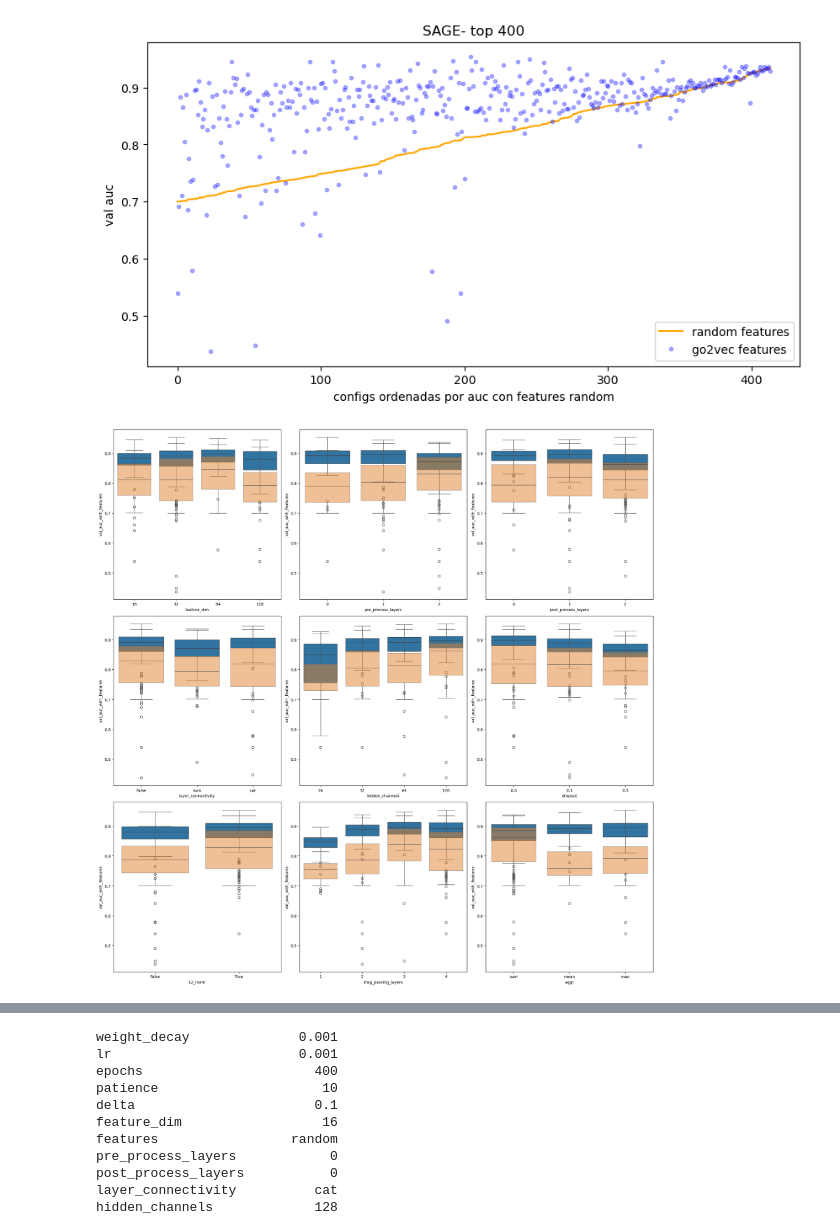
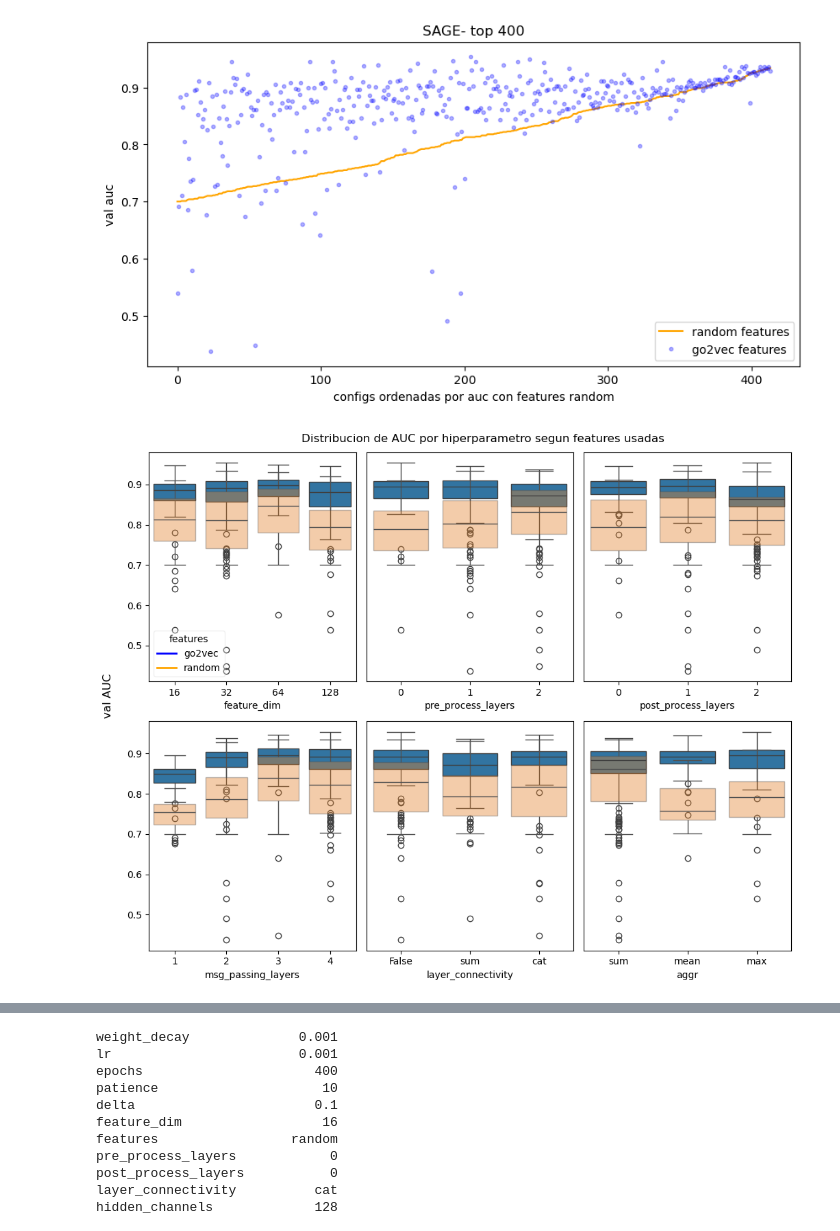
Before and after one commit to nyanovsky/tesis, a Jupyter notebook: exploration/feature_analysis.ipynb, the cells around one changed output, grey strips where cells are left out. Drawn from its saved outputs; the diff is of its cells as text; code cells hidden in the pictures.

```diff
--- a/exploration/feature_analysis.ipynb
+++ b/exploration/feature_analysis.ipynb
@@ -44,20 +44,29 @@ plt.title("SAGE- top 400")
 Text(0.5, 1.0, 'SAGE- top 400')
 [figure]
 # %%
-hps = ['feature_dim', 'pre_process_layers', 'post_process_layers',
-       'layer_connectivity', 'hidden_channels', 'dropout',
-        'L2_norm', 'msg_passing_layers',
-        'aggr']
+hps = ['feature_dim', 'pre_process_layers', 'post_process_layers', 'msg_passing_layers', "layer_connectivity",
+        'aggr', "dropout", "L2_norm"]
 # %%
-fig, axes = plt.subplots(3, 3, figsize=(20,20))
-for i in range(9):
+fig, axes = plt.subplots(2, 3, figsize=(10,8))
+for i in range(6):
     sns.boxplot(x=hps[i], y="val_auc_with_features", data=walk_with_features, ax=axes[i//3, i%3])
-    sns.boxplot(x=hps[i], y="val_auc", data=walk_with_features, ax=axes[i//3, i%3], boxprops=dict(alpha=.5))
+    sns.boxplot(x=hps[i], y="val_auc", data=walk_with_features ,ax=axes[i//3, i%3], boxprops=dict(alpha=.4))
 
+    if i==0:
+        handles = [plt.Line2D([0], [0], color="blue", lw=2),
+        plt.Line2D([0], [0], color="orange", lw=2)]
+        axes[0,0].legend(handles, ['go2vec', 'random'], title="features", framealpha=0.3)
+    if i%3 >0 :
+        axes[i//3, i%3].yaxis.set_visible(False)
+    else:
+        axes[i//3,0].set_ylabel("")
+
+fig.text(s="val AUC",x=-0.02,y=0.5, rotation="vertical", fontsize=12)
+fig.text(s="Distribucion de AUC por hiperparametro segun features usadas",x=0.27, y=1, fontsize=12)
 plt.tight_layout()
 plt.show()
 # %% [output]
-[figure, old version]
+[figure, new version]
 # %%
 dataset, node_map = training_utils.load_data(data_folder,load_inverted_map=False,load_test=True)
 # %%
```
Also changed, not shown: parts of 53 cells of this notebook.
